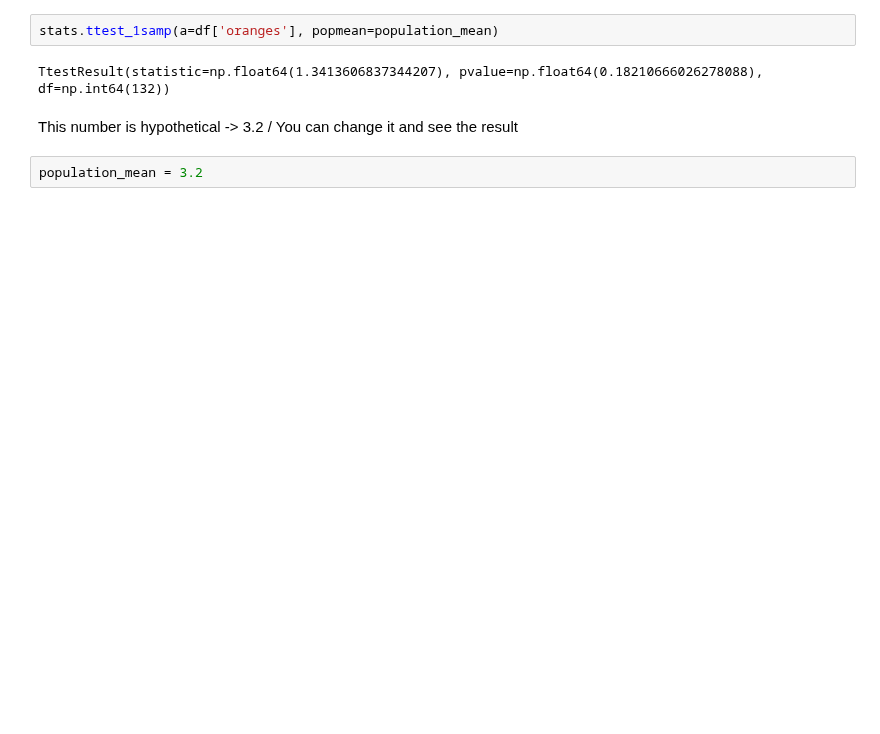
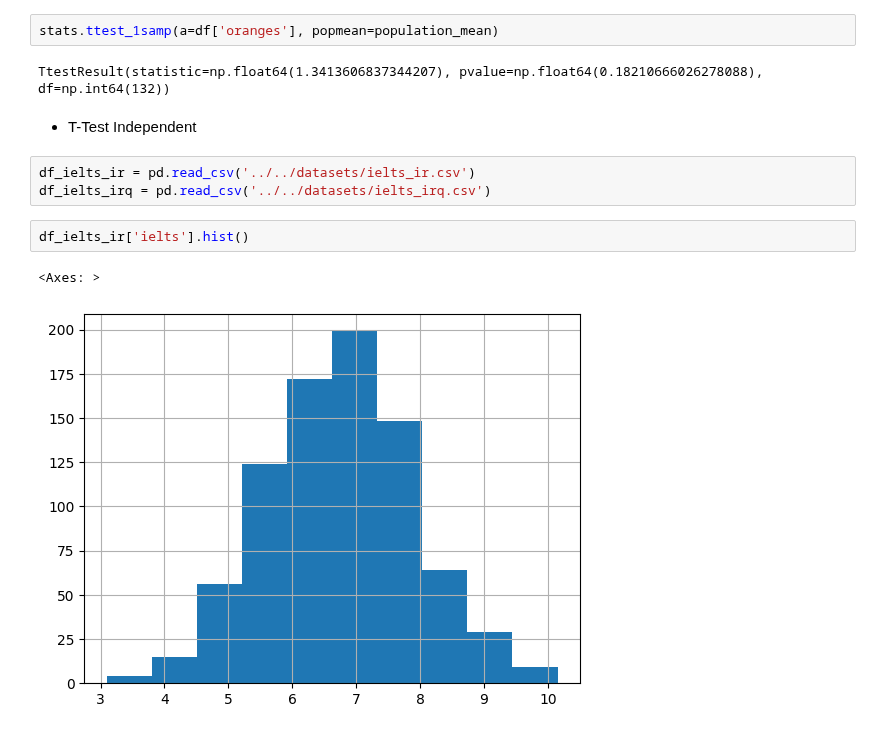
Before and after one commit to docroch/learning-data-science, a Jupyter notebook: examples/inferential-statistics/t-test.ipynb, the cells around one changed output. Cells and saved outputs as stored; diff of their text form; blank space fills up the shorter version.

Commit message:
Update T-Test example

```diff
--- a/examples/inferential-statistics/t-test.ipynb
+++ b/examples/inferential-statistics/t-test.ipynb
@@ -45,7 +45,13 @@ population_mean = 271.93
 stats.ttest_1samp(a=df['oranges'], popmean=population_mean)
 # %% [output]
 TtestResult(statistic=np.float64(1.3413606837344207), pvalue=np.float64(0.18210666026278088), df=np.int64(132))
-# %% [markdown]
-This number is hypothetical -> 3.2 / You can change it and see the result
-# %%
-population_mean = 3.2
+# %% [markdown]
+- T-Test Independent
+# %%
+df_ielts_ir = pd.read_csv('../../datasets/ielts_ir.csv')
+df_ielts_irq = pd.read_csv('../../datasets/ielts_irq.csv')
+# %%
+df_ielts_ir['ielts'].hist()
+# %% [output]
+<Axes: >
+[figure, added]
```
Also changed, not shown: parts of 13 cells of this notebook.
